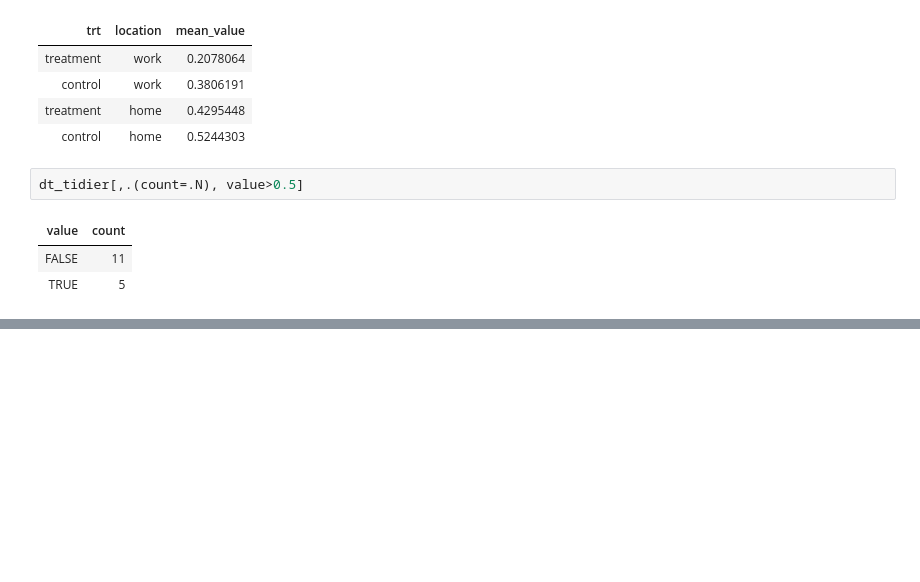
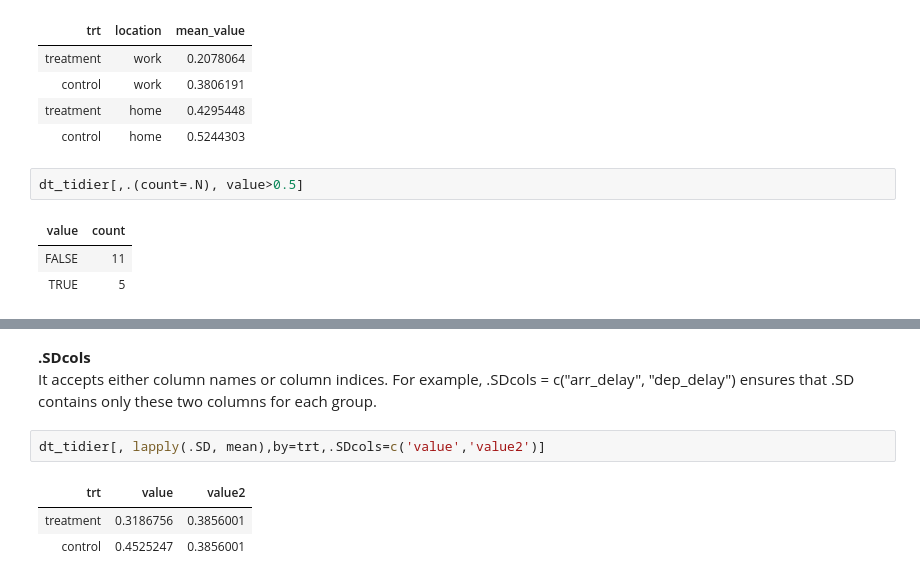
Before and after one commit to mylovelybaby/R_notebooks, a Jupyter notebook: Data Preprocessing with R.ipynb, the cells around one changed output, grey strips where cells are left out. Cells and saved outputs as stored; diff of their text form; blank space fills up the shorter version.

```diff
--- a/Data Preprocessing with R.ipynb
+++ b/Data Preprocessing with R.ipynb
@@ -334,0 +394,10 @@ dt_tidier[,.(count=.N), value>0.5]
+# %% [markdown]
+**.SDcols**
+<br>
+It accepts either column names or column indices. For example, .SDcols = c("arr_delay", "dep_delay") ensures that .SD contains only these two columns for each group.
+# %%
+dt_tidier[, lapply(.SD, mean),by=trt,.SDcols=c('value','value2')]
+# %% [output]
+| trt | value | value2 |
+| treatment | 0.3186756 | 0.3856001 |
+| control | 0.4525247 | 0.3856001 |
```
Also changed, not shown: parts of 10 cells of this notebook.
